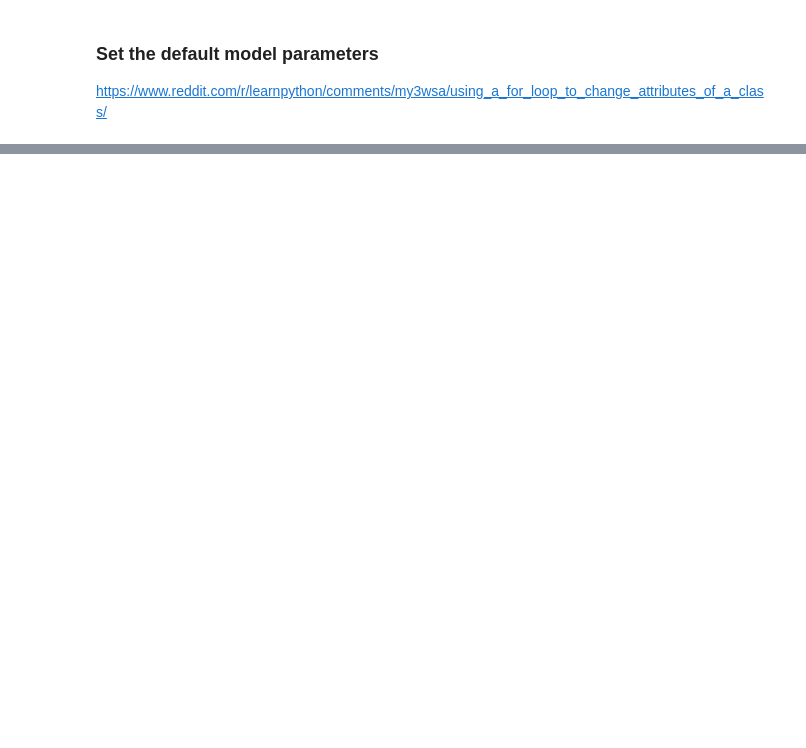
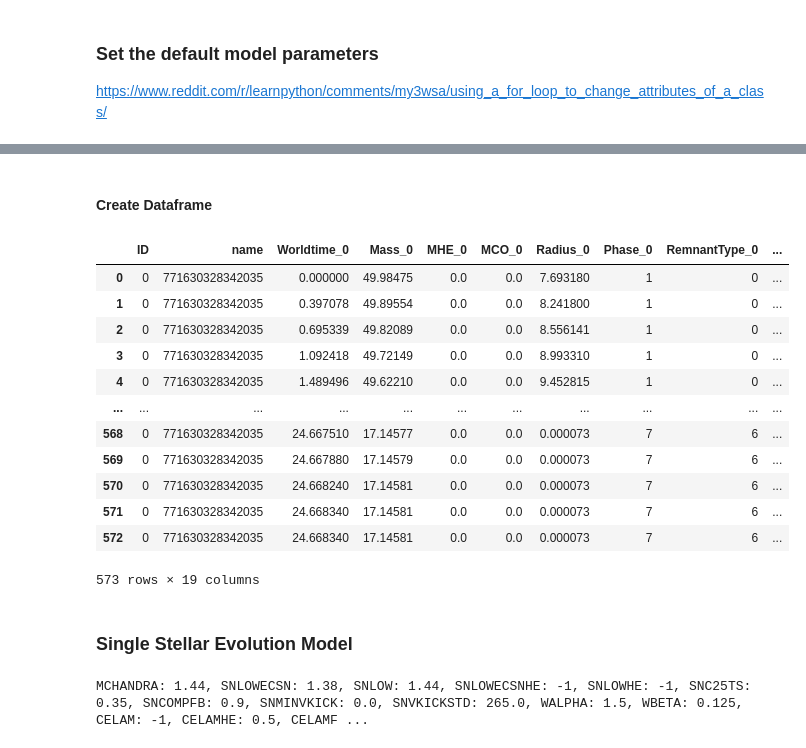
Before and after one commit to jjackson1994/SEVN_PyWrapper, a Jupyter notebook: SEVN_wrapper_param_input.ipynb, the cells around one changed output, grey strips where cells are left out. Saved outputs shown, nothing was run; the diff lists cells and outputs as text; code cells hidden in the pictures; blank space fills up the shorter version.

Commit message:
now runs sse and binary

```diff
--- a/SEVN_wrapper_param_input.ipynb
+++ b/SEVN_wrapper_param_input.ipynb
@@ -24,6 +26,7 @@ mappings = {'NTHREADS': 'nthreads','LISTBIN': 'list','IBMODE': 'ibmode','TABLES'
 ## maybe not set the path as a global varible
 ## set default path
 import os
+from datetime import datetime
 
 def set_default_path(install_path, exe_path = None):
     #Maybe write somthing that keeps track of the installation
@@ -58,3 +61,31 @@ def updater(self, updated_dict):
 def printer(self):
     attrs = vars(self)
     print(', '.join("%s: %s" % item for item in attrs.items()))
+
+def update_outdir(self, launch_time):
+    ## create the outpath folder
+    if not os.path.isdir(self.output.OUTPATH):
+        os.mkdir(self.output.OUTPATH)
+    #else:
+    #    clear_files(self.output.OUTPATH)
+
+    ## copy exe without any modules-----
+    # open source file in read mode
+    source = open(self.EXE, "rb")
+    file_name=os.path.basename(self.EXE).split('/')[-1]
+    dest = open(os.path.join(self.output.OUTPATH,file_name), "wb")
+    dest.write(source.read())
+    # close both files
+
+    source.close()
+    dest.close()
+    # save output comand
+    text_file = open(os.path.join(self.output.OUTPATH,"launch_line.txt"), "w")
+    #text_file.write(launch_time+os.getlogin()+ "[SEVN launch string]:" +self.output.RUNCMD)
+    text_file.write("[SEVN launch string]:" +self.output.RUNCMD)
+
+    text_file.close()
+    print("Directory '%s' created" %self.output.OUTPATH)
+
+def sevn_compile():
+    os.system(os.path.join(SEVN,'compile.sh'))
@@ -307,0 +407,2 @@ m.output.gen_output()
+# %%
+m=binary()
@@ -313,0 +435,10 @@ LISTBIN: /home/jake/SVEN/sevn/run_scripts/listBin.dat, IBMODE: new, TABLES: /hom
+# %%
+##takes dictionary
+m.params.update({'HARDRHOC': 39970, 'HARDSIGMA' :4 , "bad key" : 'test'})
+m.params.print_all()
+
+## Alternatively
+print("\n Return values")
+m.params.HARDRHOC = 39900
+m.params.HARDSIGMA = 5
+m.params.print_all()
@@ -313,0 +454,2 @@ LISTBIN: /home/jake/SVEN/sevn/run_scripts/listBin.dat, IBMODE: new, TABLES: /hom
+# %%
+m.run(NTHREADS = 4)
@@ -313,0 +474,25 @@ LISTBIN: /home/jake/SVEN/sevn/run_scripts/listBin.dat, IBMODE: new, TABLES: /hom
+# %% [markdown]
+#### Create Dataframe
+# %%
+m.output_df()
+# %% [output]
+|  | ID | name | Worldtime_0 | Mass_0 | MHE_0 | MCO_0 | Radius_0 | Phase_0 | RemnantType_0 | ... |
+| 0 | 0 | 771630328342035 | 0.000000 | 49.98475 | 0.0 | 0.0 | 7.693180 | 1 | 0 | ... |
+| 1 | 0 | 771630328342035 | 0.397078 | 49.89554 | 0.0 | 0.0 | 8.241800 | 1 | 0 | ... |
+| 2 | 0 | 771630328342035 | 0.695339 | 49.82089 | 0.0 | 0.0 | 8.556141 | 1 | 0 | ... |
+| 3 | 0 | 771630328342035 | 1.092418 | 49.72149 | 0.0 | 0.0 | 8.993310 | 1 | 0 | ... |
+| 4 | 0 | 771630328342035 | 1.489496 | 49.62210 | 0.0 | 0.0 | 9.452815 | 1 | 0 | ... |
+| ... | ... | ... | ... | ... | ... | ... | ... | ... | ... | ... |
+| 568 | 0 | 771630328342035 | 24.667510 | 17.14577 | 0.0 | 0.0 | 0.000073 | 7 | 6 | ... |
+| 569 | 0 | 771630328342035 | 24.667880 | 17.14579 | 0.0 | 0.0 | 0.000073 | 7 | 6 | ... |
+| 570 | 0 | 771630328342035 | 24.668240 | 17.14581 | 0.0 | 0.0 | 0.000073 | 7 | 6 | ... |
+| 571 | 0 | 771630328342035 | 24.668340 | 17.14581 | 0.0 | 0.0 | 0.000073 | 7 | 6 | ... |
+| 572 | 0 | 771630328342035 | 24.668340 | 17.14581 | 0.0 | 0.0 | 0.000073 | 7 | 6 | ... |
+573 rows × 19 columns
+# %% [markdown]
+###  Single Stellar Evolution Model
+# %%
+sse_m = sse()
+sse_m.params.print_all()
+# %% [output]
+MCHANDRA: 1.44, SNLOWECSN: 1.38, SNLOW: 1.44, SNLOWECSNHE: -1, SNLOWHE: -1, SNC25TS: 0.35, SNCOMPFB: 0.9, SNMINVKICK: 0.0, SNVKICKSTD: 265.0, WALPHA: 1.5, WBETA: 0.125, CELAM: -1, CELAMHE: 0.5, CELAMF ...
```
Also changed, not shown: parts of 35 cells of this notebook.
